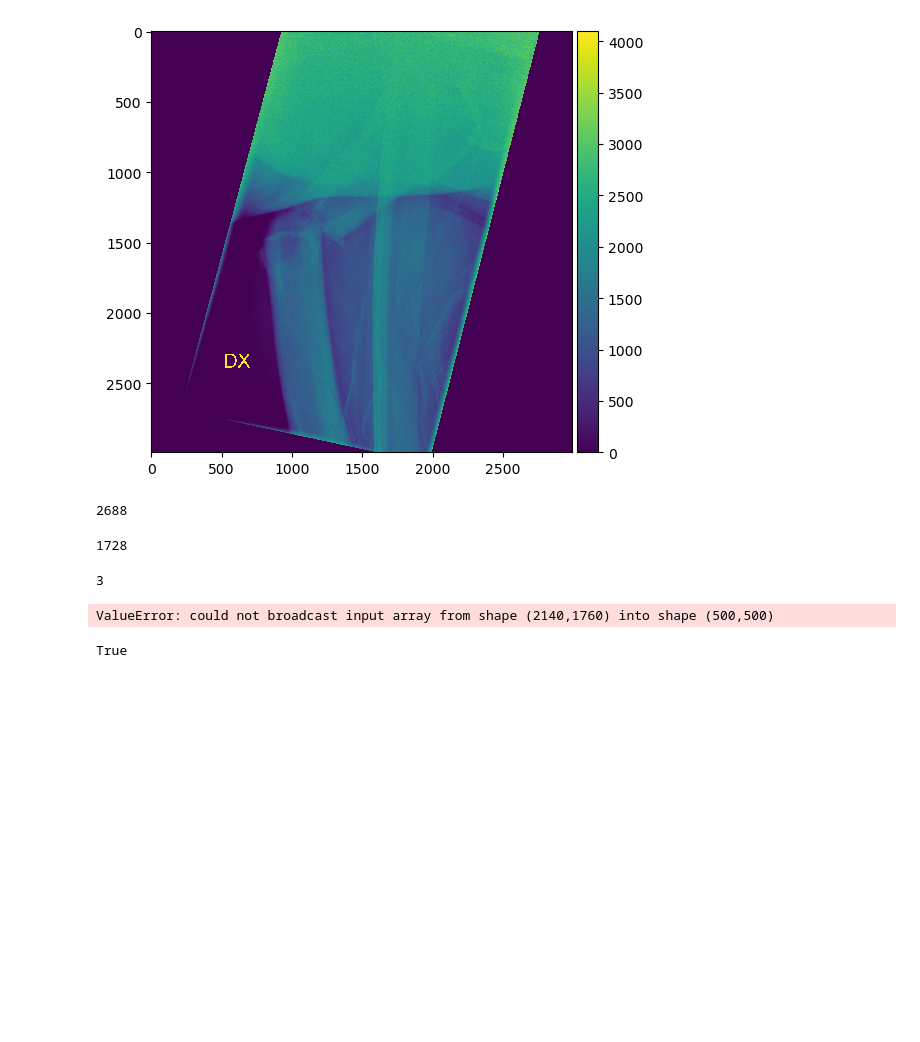
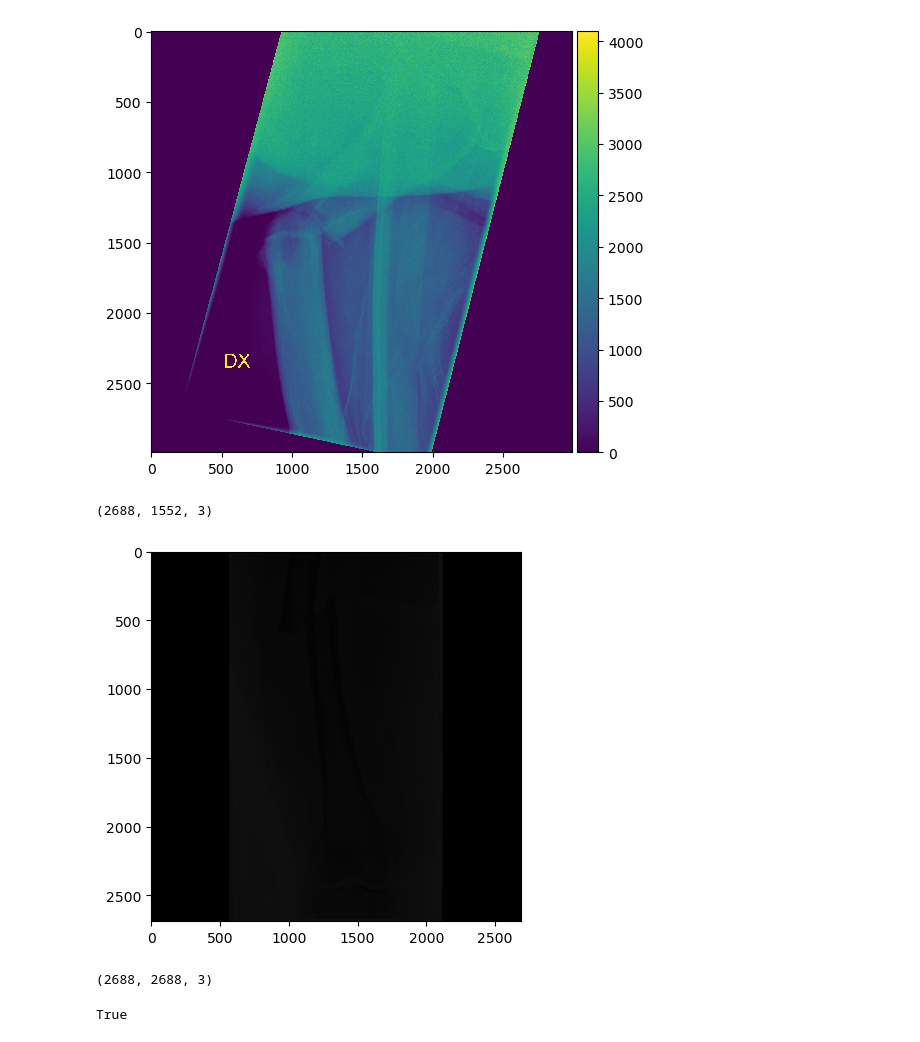
Before and after one commit to chayansraj/Vision-Transformer-Research, a Jupyter notebook: image_analysis.ipynb, the cells around one changed output. Saved outputs shown, nothing was run; the diff lists cells and outputs as text; code cells hidden in the pictures; blank space fills up the shorter version.

```diff
--- a/image_analysis.ipynb
+++ b/image_analysis.ipynb
@@ -96,32 +138,26 @@ io.show()
 # %% [output]
 [figure]
 # %%
-img = cv2.imread("../AFF_large/patient_78_AFF_class_1_modality_CR_scanoccasion_0_imagenumber_1.png")
+img = cv2.imread("../AFF_large/patient_9_AFF_class_1_modality_CR_scanoccasion_0_imagenumber_2.png", 1)
 
 #get size
-height, width, c= img.shape
-height
+height = img.shape[0]
+width = img.shape[1]
+img.shape
 # %% [output]
-2688
+(2688, 1552, 3)
-# %%
-width
-# %% [output]
-1728
-# %%
-c
-# %% [output]
-3
 # %%
 # Create a black image
 x = height if height > width else width
 y = height if height > width else width
-squared_image= np.zeros((x,y), np.uint64)
+squared_image= np.zeros((x,y,3), np.uint16)
 
 squared_image[int((y-height)/2):int(y-(y-height)/2), int((x-width)/2):int(x-(x-width)/2)] = img
-
-io.imshow(squared_image)
-io.show()
-squared_image.shape
-# %% [output]
-ValueError: could not broadcast input array from shape (2140,1760) into shape (500,500)
+# %%
+plt.imshow(squared_image)
+io.show()
+squared_image.shape
+# %% [output]
+[figure, added]
+(2688, 2688, 3)
 # %%
```
Also changed, not shown: parts of 9 cells of this notebook.
